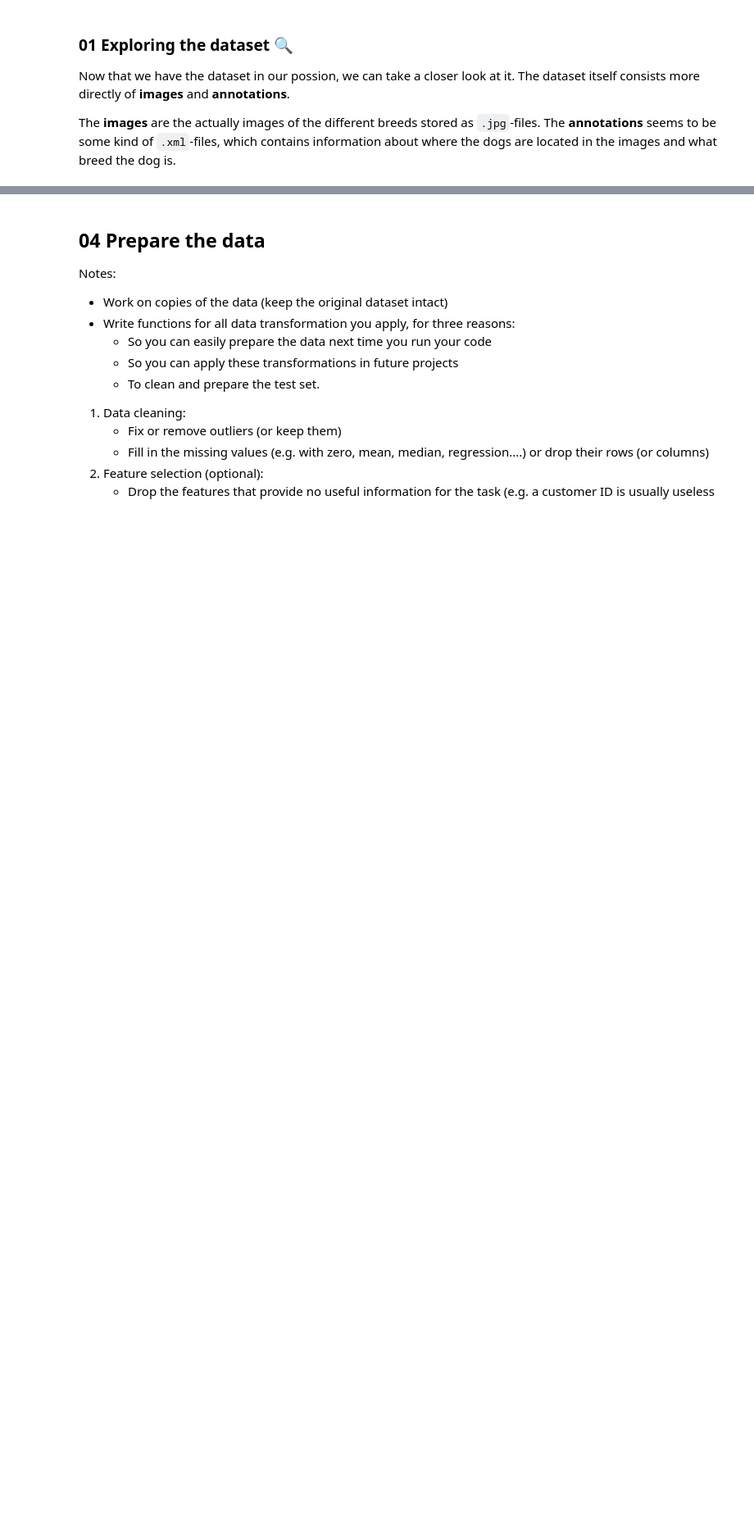
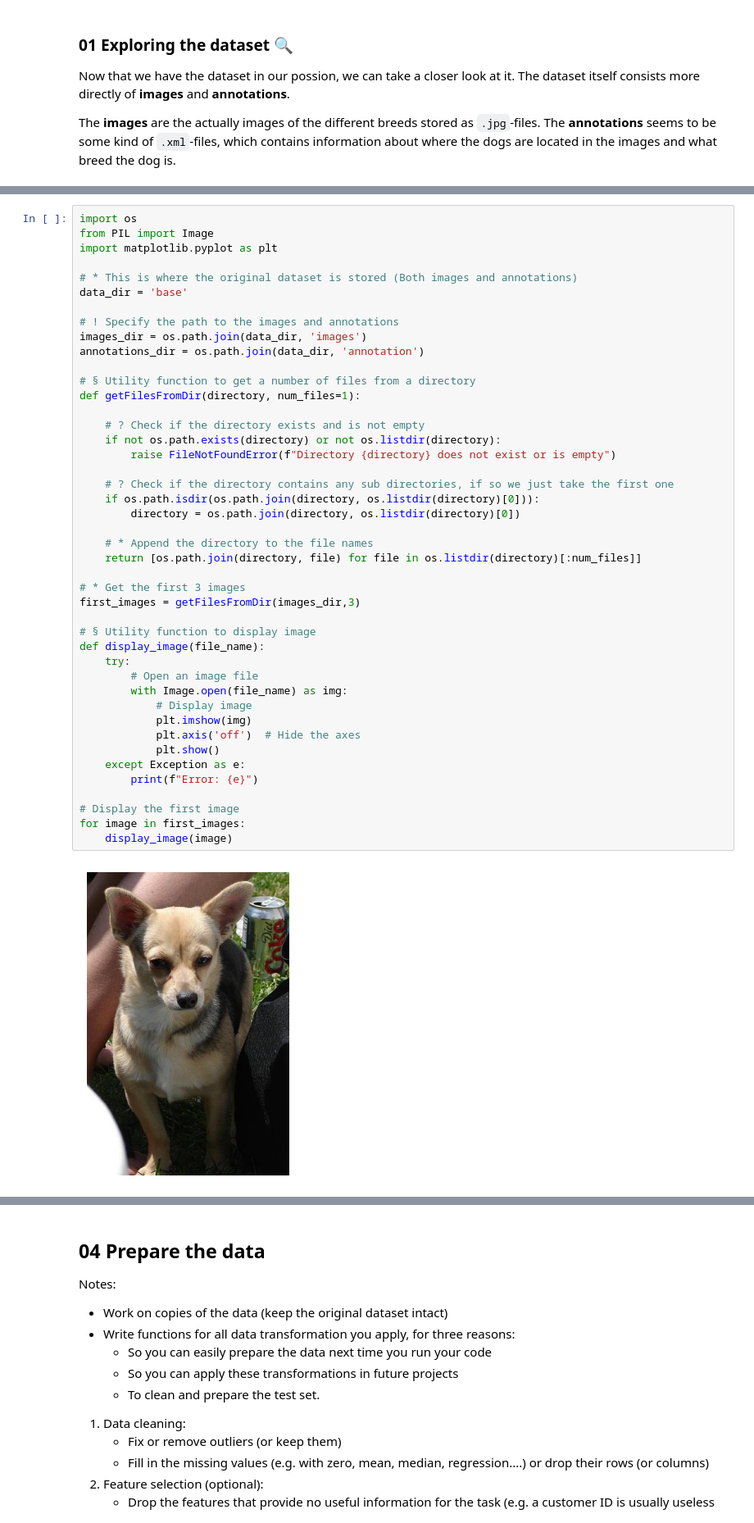
Before and after one commit to MAL1-MMMB/MAL-Exam, a Jupyter notebook: Dog Breed Classification Model.ipynb, the cells around one changed output, grey strips where cells are left out. Shown at 82% size. Saved outputs shown, nothing was run; the diff lists cells and outputs as text; blank space fills up the shorter version.

Commit message:
Added some text to the 'Exploring the data' section 😉

```diff
--- a/Dog Breed Classification Model.ipynb
+++ b/Dog Breed Classification Model.ipynb
@@ -53,0 +48,46 @@ The **annotations** seems to be some kind of `.xml`-files, which contains inform
+# %%
+import os
+from PIL import Image
+import matplotlib.pyplot as plt
+
+# * This is where the original dataset is stored (Both images and annotations)
+data_dir = 'base'
+
+# ! Specify the path to the images and annotations
+images_dir = os.path.join(data_dir, 'images')
+annotations_dir = os.path.join(data_dir, 'annotation')
+
+# § Utility function to get a number of files from a directory
+def getFilesFromDir(directory, num_files=1):
+
+    # ? Check if the directory exists and is not empty
+    if not os.path.exists(directory) or not os.listdir(directory):
+        raise FileNotFoundError(f"Directory {directory} does not exist or is empty")
+
+    # ? Check if the directory contains any sub directories, if so we just take the first one
+    if os.path.isdir(os.path.join(directory, os.listdir(directory)[0])):
+        directory = os.path.join(directory, os.listdir(directory)[0])
+
+    # * Append the directory to the file names
+    return [os.path.join(directory, file) for file in os.listdir(directory)[:num_files]]
+
+# * Get the first 3 images
+first_images = getFilesFromDir(images_dir,3)
+
+# § Utility function to display image
+def display_image(file_name):
+    try:
+        # Open an image file
+        with Image.open(file_name) as img:
+            # Display image
+            plt.imshow(img)
+            plt.axis('off')  # Hide the axes
+            plt.show()
+    except Exception as e:
+        print(f"Error: {e}")
+
+# Display the first image
+for image in first_images:
+    display_image(image)
+# %% [output]
+[figure, added]
```
Also changed, not shown: parts of 14 cells of this notebook, 1 other file.
